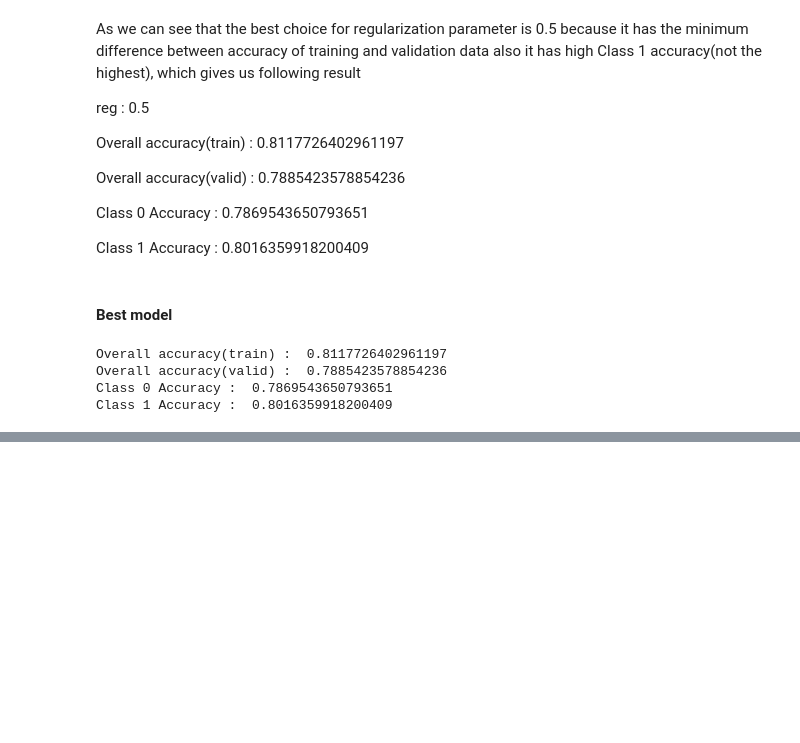
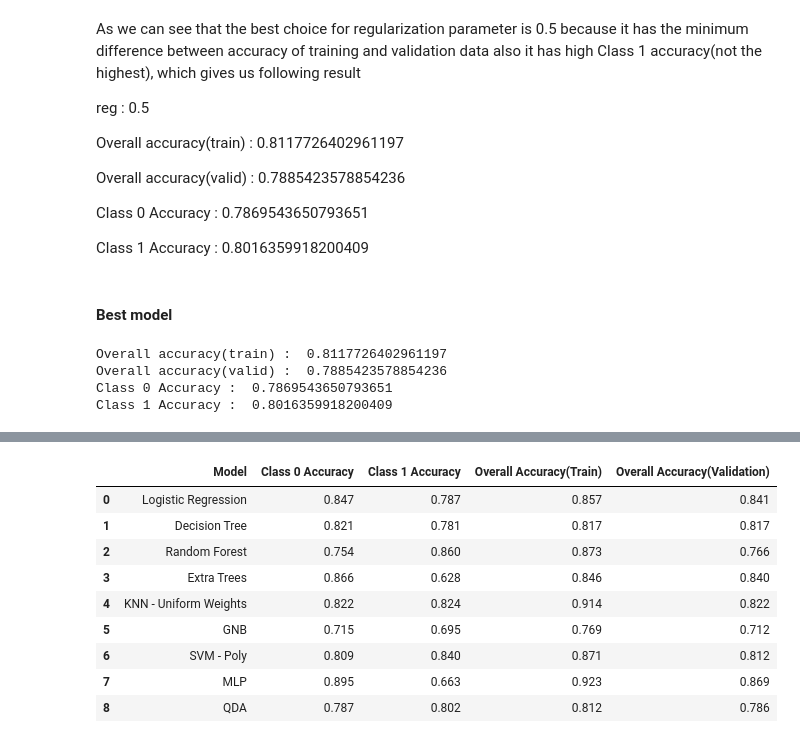
Before and after one commit to NandishRPatel/DATA-SCIENCE-PROJECTS, a Jupyter notebook: BANK MARKETING DATA/Project_Notebook.ipynb, the cells around one changed output, grey strips where cells are left out. Saved outputs shown, nothing was run; the diff lists cells and outputs as text; code cells hidden in the pictures; blank space fills up the shorter version.

```diff
--- a/BANK MARKETING DATA/Project_Notebook.ipynb
+++ b/BANK MARKETING DATA/Project_Notebook.ipynb
@@ -2450,0 +2414,13 @@ Generalized Linear Model Regression Results
+# %%
+Final_Models
+# %% [output]
+|  | Model | Class 0 Accuracy | Class 1 Accuracy | Overall Accuracy(Train) | Overall Accuracy(Validation) |
+| 0 | Logistic Regression | 0.847 | 0.787 | 0.857 | 0.841 |
+| 1 | Decision Tree | 0.821 | 0.781 | 0.817 | 0.817 |
+| 2 | Random Forest | 0.754 | 0.860 | 0.873 | 0.766 |
+| 3 | Extra Trees | 0.866 | 0.628 | 0.846 | 0.840 |
+| 4 | KNN - Uniform Weights | 0.822 | 0.824 | 0.914 | 0.822 |
+| 5 | GNB | 0.715 | 0.695 | 0.769 | 0.712 |
+| 6 | SVM - Poly | 0.809 | 0.840 | 0.871 | 0.812 |
+| 7 | MLP | 0.895 | 0.663 | 0.923 | 0.869 |
+| 8 | QDA | 0.787 | 0.802 | 0.812 | 0.786 |
```
Also changed, not shown: parts of 14 cells of this notebook, 8 other files.
